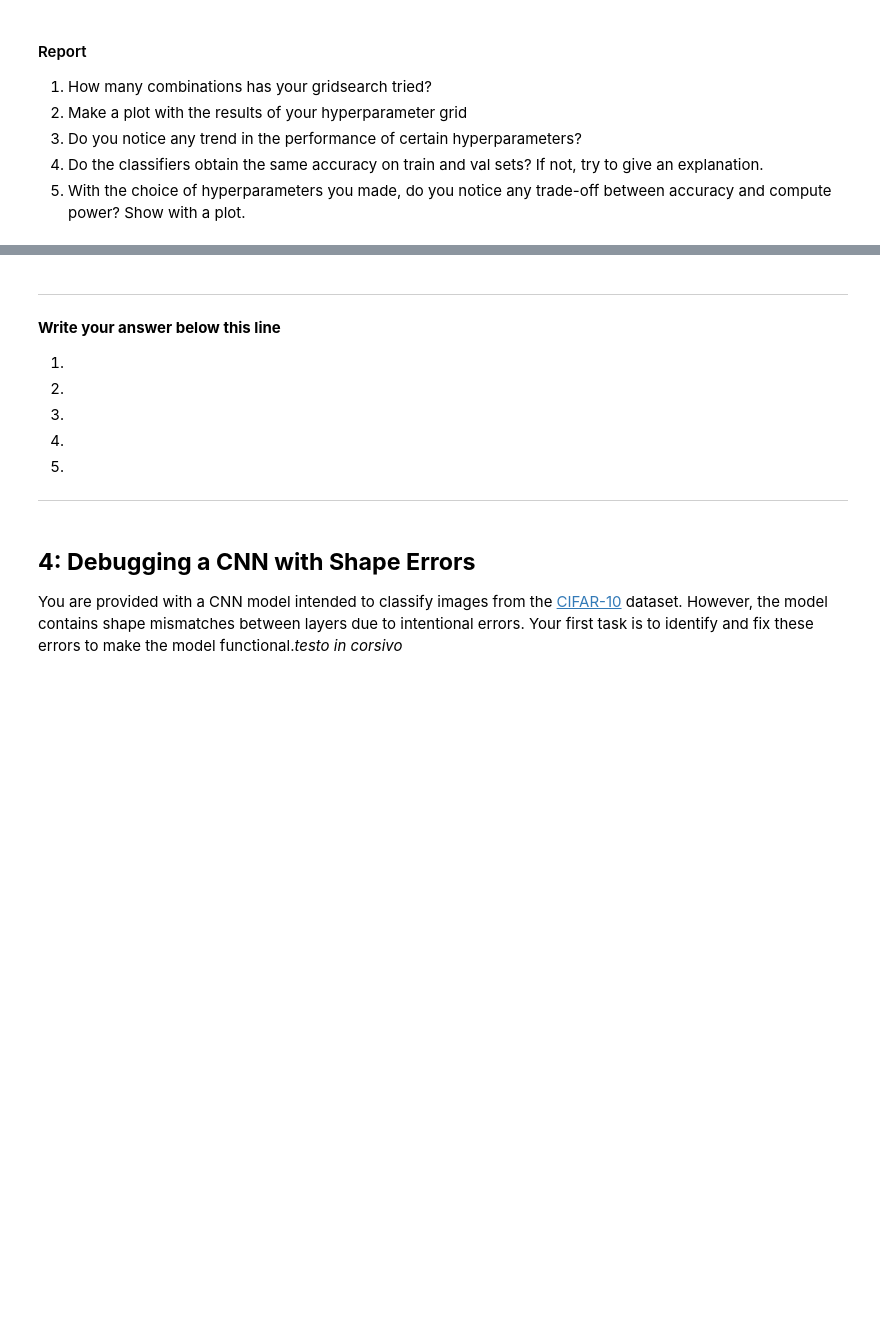
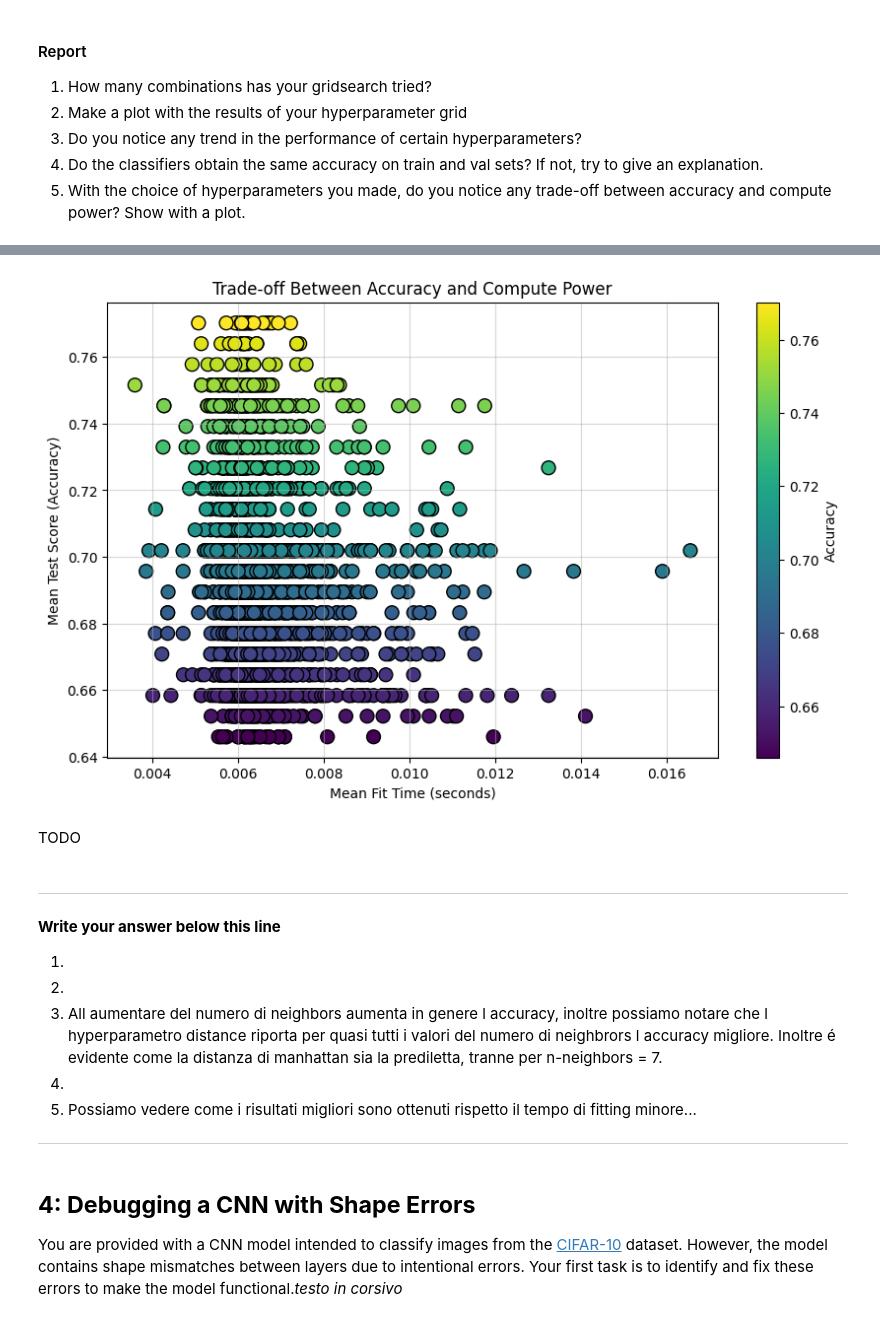
Before and after one commit to delgiudice1967219/HW2_FDS, a Jupyter notebook: HW2.ipynb, the cells around one changed output, grey strips where cells are left out. Cells and saved outputs as stored; diff of their text form; code cells hidden in the pictures; blank space fills up the shorter version.

```diff
--- a/HW2.ipynb
+++ b/HW2.ipynb
@@ -1271,3 +1280,28 @@ cv_res.columns = [col.split('__')[-1] for col in cv_res.columns]
+# %%
+if pipe_cv and hasattr(pipe_cv, "cv_results_"):
+    # Convert cv_results_ to a DataFrame
+    results_df = pd.DataFrame(pipe_cv.cv_results_)
+
+    # Extract mean test score and mean fit time
+    results_df = results_df.sort_values(by="mean_test_score", ascending=False)
+    accuracy = results_df["mean_test_score"]
+    compute_time = results_df["mean_fit_time"]  # Mean fit time as a proxy for computational power
+
+    # Plot accuracy vs computational power
+    plt.figure(figsize=(10, 6))
+    plt.scatter(compute_time, accuracy, c=accuracy, cmap="viridis", s=100, edgecolor="k")
+    plt.colorbar(label="Accuracy")
+    plt.title("Trade-off Between Accuracy and Compute Power")
+    plt.xlabel("Mean Fit Time (seconds)")
+    plt.ylabel("Mean Test Score (Accuracy)")
+    plt.grid(alpha=0.5)
+    plt.show()
+else:
+    print("pipe_cv is not fitted or does not have cv_results_")
+# %% [output]
+[figure, added]
+# %% [markdown]
+TODO
 # %% [markdown]
 --------------------------------------------
 
@@ -1275,9 +1309,10 @@ cv_res.columns = [col.split('__')[-1] for col in cv_res.columns]
 
 1.
 2.
-3.
+3. All aumentare del numero di neighbors aumenta in genere l accuracy, inoltre possiamo notare che l hyperparametro distance riporta per quasi tutti i valori del numero di neighbrors l accuracy migliore.
+Inoltre é evidente come la distanza di manhattan sia la prediletta, tranne per n-neighbors = 7.
 4.
-5.
+5. Possiamo vedere come i risultati migliori sono ottenuti rispetto il tempo di fitting minore...
 
 --------------------------------------------
 # %% [markdown]
```
Also changed, not shown: parts of 15 cells of this notebook, 1 other file.
